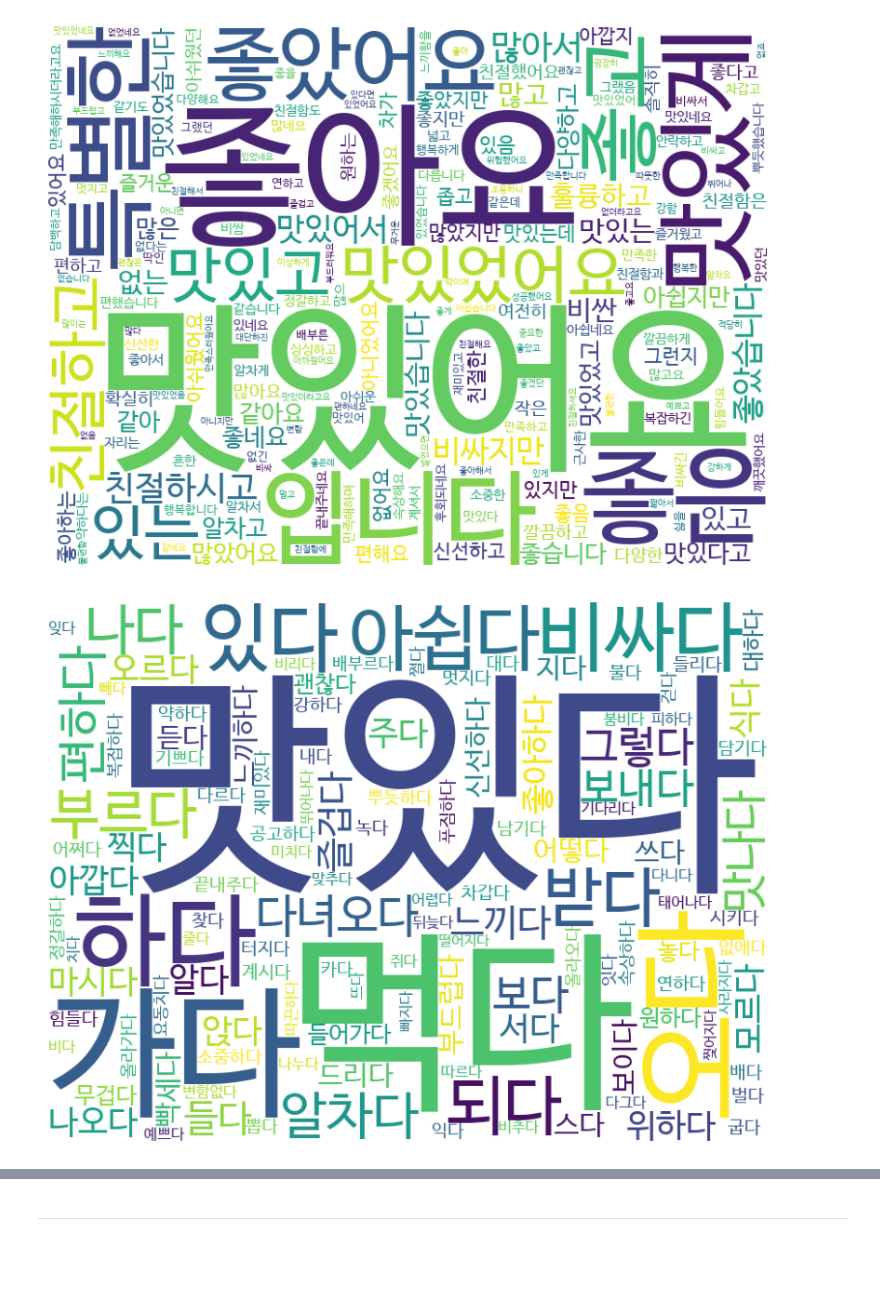
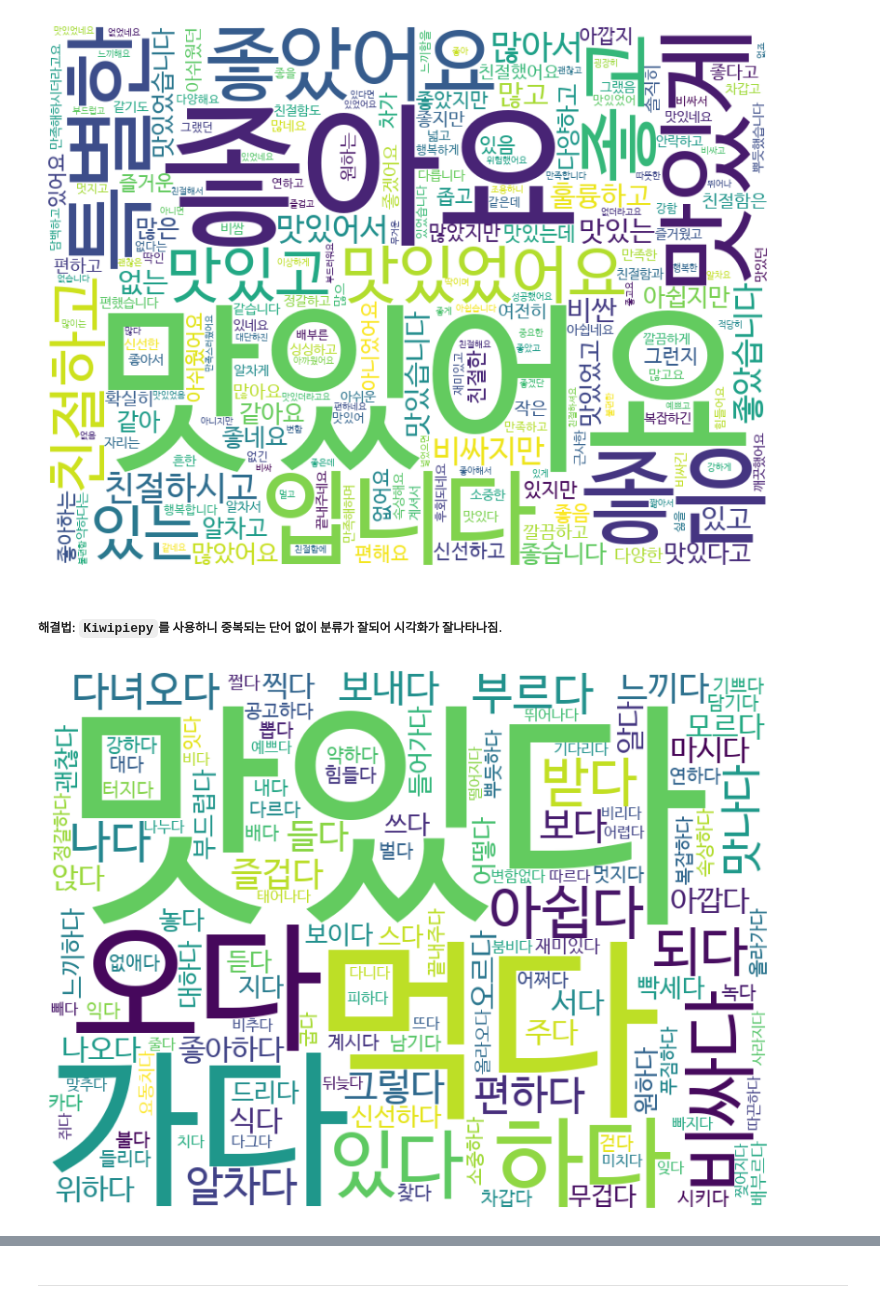
Before and after one commit to baedori99/Restaurant_Review, a Jupyter notebook: Data_Analyze/data_analyzer.ipynb, the cells around one changed output, grey strips where cells are left out. Drawn from its saved outputs; the diff is of its cells as text; code cells hidden in the pictures; blank space fills up the shorter version.

Commit message:
24-06-25 finishing parsing review with emotion and visualized

```diff
--- a/Data_Analyze/data_analyzer.ipynb
+++ b/Data_Analyze/data_analyzer.ipynb
@@ -6,0 +59,32 @@
+# %%
+# Setting
+import pandas as pd
+from wordcloud import WordCloud
+import matplotlib.pyplot as plt
+from collections import Counter
+from kiwipiepy import Kiwi
+kiwi = Kiwi()
+
+def kiwi_verb_adj_extractor(text):
+    """kiwipiepy패키지를 이용해서 형용사,동사를 분류하는 함수"""
+    results = []
+    result = kiwi.analyze(text)
+
+    for token,pos,_,_ in result[0][0]:
+        if len(token) != 1 and pos.startswith('VA') or pos.startswith('VV'):
+            results.append(token)
+    f_results = list(map(lambda x : x + '다',results))
+    return f_results
+
+def wordcloud_verb_adj(verb_adj_text):
+    """워드클라우드를 통해 시각화하는 함수"""
+    cnt = len(verb_adj_text)
+    counts = Counter(verb_adj_text)
+    tags_verb_adj = counts.most_common(cnt)
+    wc = WordCloud(font_path='C:/Users/pps/AppData/Local/Microsoft/Windows/Fonts/NanumBarunGothic.ttf', background_color='white', width=800, height=600)
+    cloud_verb_adj = wc.generate_from_frequencies(dict(tags_verb_adj))
+
+    plt.figure(figsize = (10, 8))
+    plt.axis('off')
+    plt.imshow(cloud_verb_adj)
+    plt.show()
@@ -105,5 +295,6 @@ def kiwi_verb_adj_extractor(text):
     for token,pos,_,_ in result[0][0]:
         if len(token) != 1 and pos.startswith('VA') or pos.startswith('VV'):
             results.append(token)
-    return results
+    f_results = list(map(lambda x : x + '다',results))
+    return f_results
 # %%
@@ -132,7 +325,9 @@ def wordcloud_verb_adj(verb_adj_text):
 wordcloud_verb_adj(review_adj_verb_okt)
 # %% [output]
 [figure]
+# %% [markdown]
+##### 해결법: `Kiwipiepy`를 사용하니 중복되는 단어 없이 분류가 잘되어 시각화가 잘나타나짐.
 # %%
-wordcloud_verb_adj(review_adj_verb)
+wordcloud_verb_adj(review_adj_verb_temp)
 # %% [output]
-[figure, old version]
+[figure, new version]
```
Also changed, not shown: parts of 71 cells of this notebook, 2 other files.
